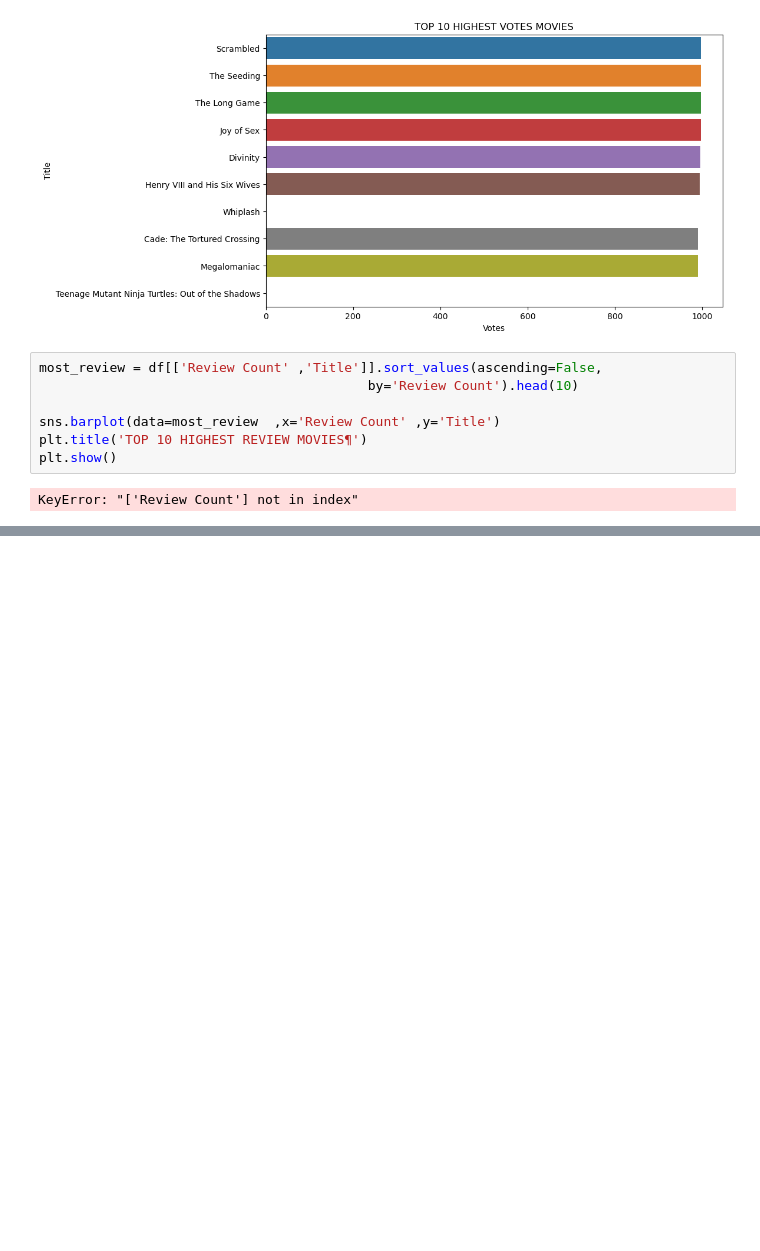
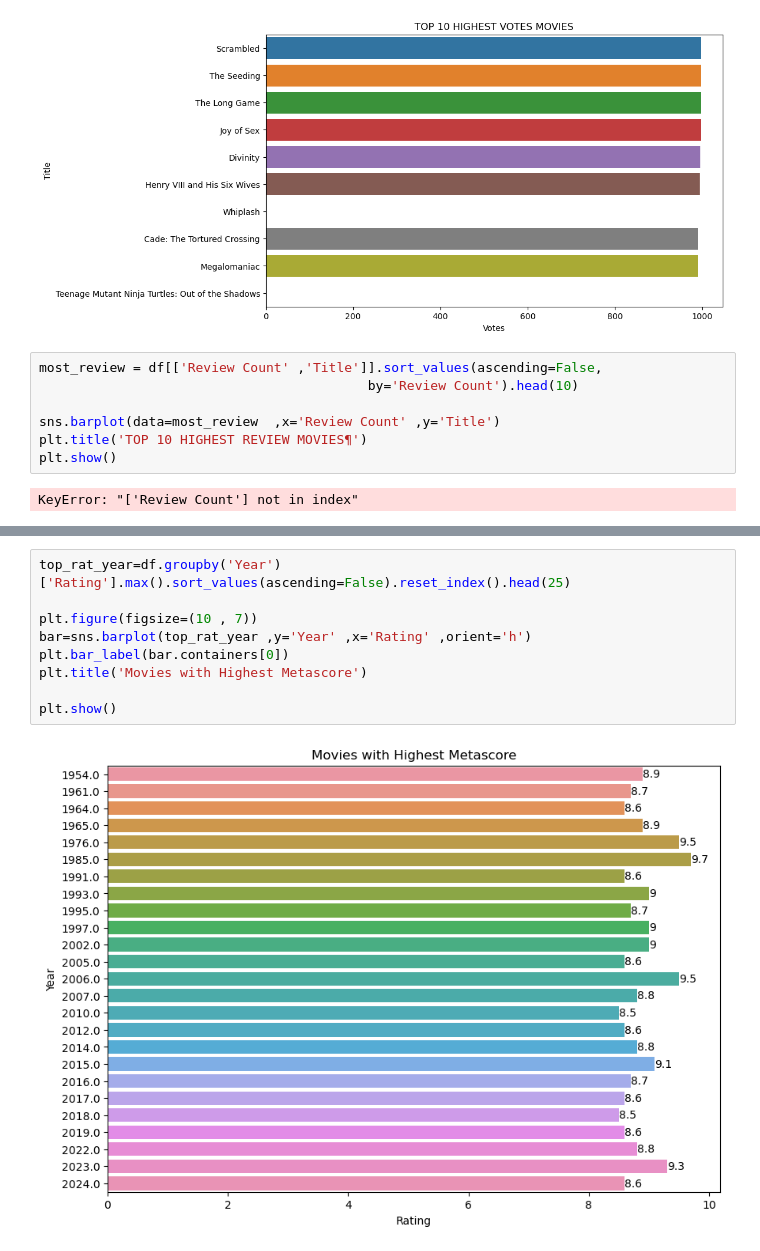
Before and after one commit to AbeerAkram1/Ai-Project, a Jupyter notebook: TRY.ipynb, the cells around one changed output, grey strips where cells are left out. Cells and saved outputs as stored; diff of their text form; blank space fills up the shorter version.

```diff
--- a/TRY.ipynb
+++ b/TRY.ipynb
@@ -426,0 +573,11 @@ plt.show()
+# %%
+top_rat_year=df.groupby('Year')['Rating'].max().sort_values(ascending=False).reset_index().head(25)
+
+plt.figure(figsize=(10 , 7))
+bar=sns.barplot(top_rat_year ,y='Year' ,x='Rating' ,orient='h')
+plt.bar_label(bar.containers[0])
+plt.title('Movies with Highest Metascore')
+
+plt.show()
+# %% [output]
+[figure, added]
```
Also changed, not shown: parts of 9 cells of this notebook.
